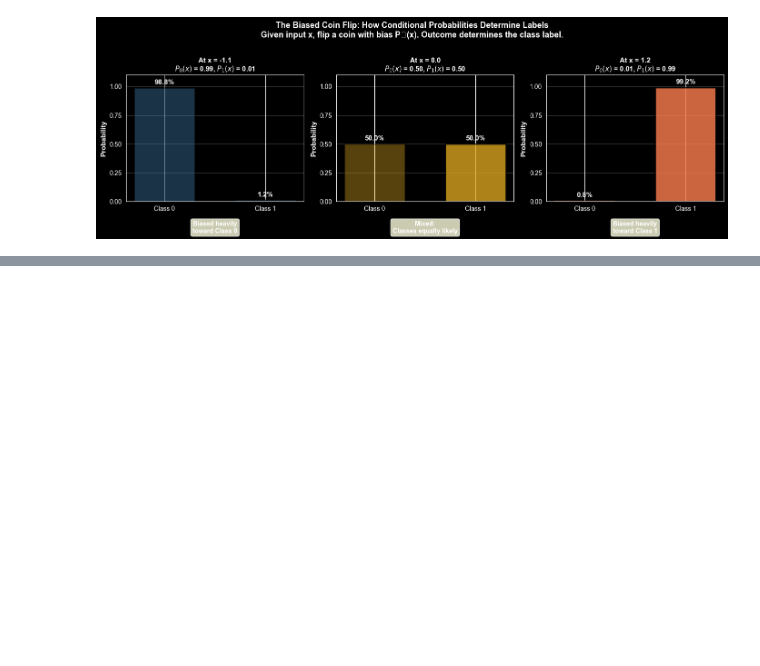
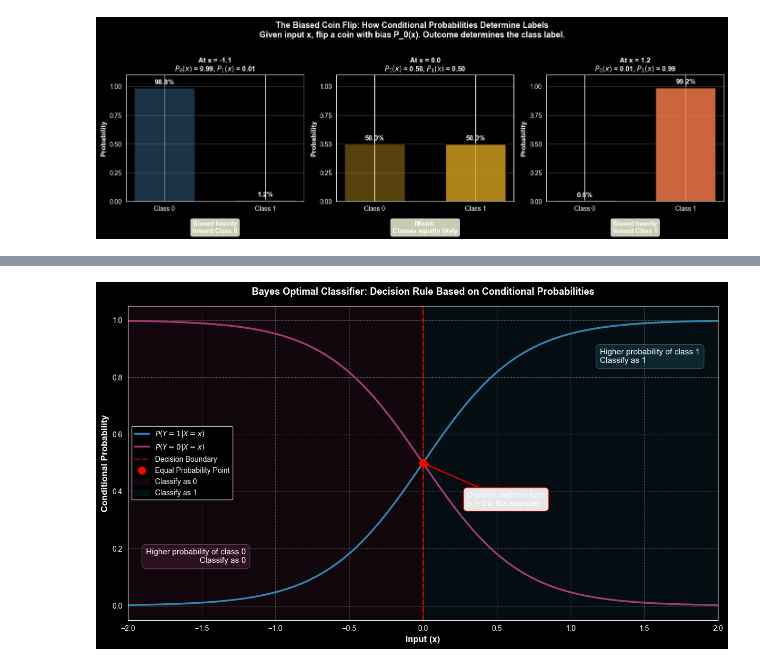
Before and after one commit to fuadh246/ese-5410, a Jupyter notebook: modules_notes/module_5: Classification/Introduction_to_Classification.ipynb, the cells around one changed output, grey strips where cells are left out. Drawn from its saved outputs; the diff is of its cells as text; code cells hidden in the pictures; blank space fills up the shorter version.

```diff
--- a/modules_notes/module_5: Classification/Introduction_to_Classification.ipynb
+++ b/modules_notes/module_5: Classification/Introduction_to_Classification.ipynb
@@ -240,0 +335,51 @@ plt.show()
+# %%
+import numpy as np
+import matplotlib.pyplot as plt
+
+# Generate the true conditional probability (sigmoid-like curve from the lecture)
+x = np.linspace(-2, 2, 300)
+P_1 = 1 / (1 + np.exp(-3 * x))  # Simulates the gray curve from lecture
+P_0 = 1 - P_1
+
+# Create figure
+fig, ax = plt.subplots(figsize=(12, 7))
+
+# Plot true conditional probabilities
+ax.plot(x, P_1, label=r'$P(Y=1|X=x)$', linewidth=2.5, color='#2E86AB', linestyle='-')
+ax.plot(x, P_0, label=r'$P(Y=0|X=x)$', linewidth=2.5, color='#A23B72', linestyle='-')
+
+# Highlight decision boundary
+decision_boundary = 0  # Where P_1(x) = P_0(x) = 0.5
+ax.axvline(decision_boundary, color='red', linestyle='--', linewidth=2, alpha=0.7, label='Decision Boundary')
+ax.plot(decision_boundary, 0.5, 'ro', markersize=10, label='Equal Probability Point')
+
+# Shade regions
+ax.axvspan(-2, decision_boundary, alpha=0.1, color='#A23B72', label='Classify as 0')
+ax.axvspan(decision_boundary, 2, alpha=0.1, color='#2E86AB', label='Classify as 1')
+
+# Annotations with key insights
+ax.annotate('Higher probability of class 1\nClassify as 1',
+            xy=(1.2, 0.85), fontsize=11, ha='left',
+            bbox=dict(boxstyle='round,pad=0.5', facecolor='#2E86AB', alpha=0.2))
+ax.annotate('Higher probability of class 0\nClassify as 0',
+            xy=(-1.2, 0.15), fontsize=11, ha='right',
+            bbox=dict(boxstyle='round,pad=0.5', facecolor='#A23B72', alpha=0.2))
+ax.annotate('Classifier switches here\n(x = 0 in this example)',
+            xy=(0, 0.5), xytext=(0.3, 0.35), fontsize=10,
+            arrowprops=dict(arrowstyle='->', color='red', lw=1.5),
+            bbox=dict(boxstyle='round,pad=0.5', facecolor='white', edgecolor='red', alpha=0.9))
+
+# Formatting
+ax.set_xlabel('Input (x)', fontsize=12, fontweight='bold')
+ax.set_ylabel('Conditional Probability', fontsize=12, fontweight='bold')
+ax.set_title('Bayes Optimal Classifier: Decision Rule Based on Conditional Probabilities',
+             fontsize=13, fontweight='bold', pad=15)
+ax.legend(loc='center left', fontsize=10, framealpha=0.95)
+ax.grid(True, alpha=0.3, linestyle='--')
+ax.set_ylim(-0.05, 1.05)
+ax.set_xlim(-2, 2)
+
+plt.tight_layout()
+plt.show()
+# %% [output]
+[figure, added]
```
Also changed, not shown: parts of 6 cells of this notebook, 1 other file.
